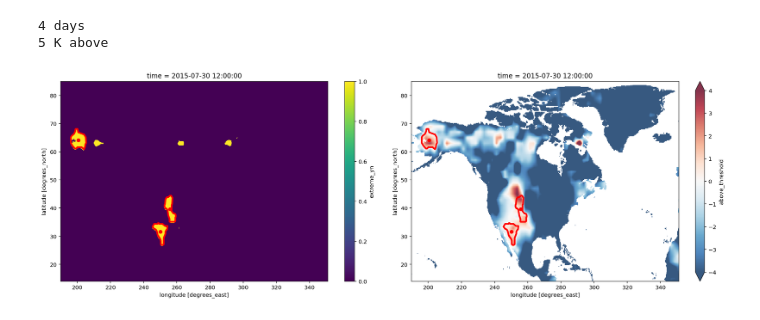
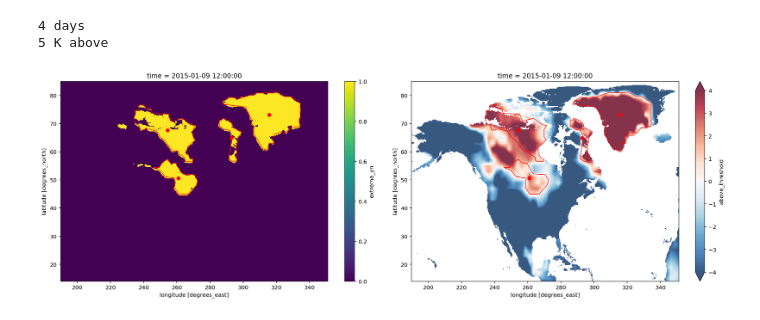
Before and after one commit to KorayKinik/heat-extremes-CMIP6, a Jupyter notebook: koray/bounding_contours.ipynb, the cells around one changed output. Cells and saved outputs as stored; diff of their text form; code cells hidden in the pictures.

```diff
--- a/koray/bounding_contours.ipynb
+++ b/koray/bounding_contours.ipynb
@@ -123,8 +124,9 @@ class Contour():
         if self.overlaps(obj2):
             c1, c2 = self.contour, obj2.contour
             fused = cv2.convexHull(np.vstack([c1, c2]))
-            self.contour = fused
-            return (self,)
+            new_obj = self.__class__(fused)
+#             new_obj.name = self.name
+            return (new_obj,)
         else:
             return (self, obj2)
 
@@ -156,39 +158,39 @@ def find_contours(arr2d: np.array,
 ####################################
 
 # select the day to plot
-idx = 210
+idx = 8
 
 # create plot(s)
 fig, (ax1, ax2) = plt.subplots(1,2, figsize=(18,6))
 
 # store some meta data for easy access
 dr = pd.DatetimeIndex(ds['time'].dt.floor('D').values.astype('str'))
 day = dr[idx].strftime("%Y-%m-%d")
 tasmax = ds['tasmax'].sel(time=day)
 tdiff = ds['above_threshold'].sel(time=day)
 extreme = ds['extreme_yn'].sel(time=day)
 
 im1 = extreme.squeeze().plot.imshow(ax=ax1)
 im2 = tdiff.squeeze().plot.imshow(ax=ax2, cmap='RdBu_r', vmin=4, vmax=-4, alpha=0.8)
 
 # find bounding contours
 arr2d = extreme.values[0]
 contours = find_contours(arr2d, convex=CONVEX, min_area=MIN_AREA)
 
 # add these patches on the plot(s)
 patches = [Polygon(c.projected.squeeze(), True) for c in contours]
 
-args = dict(edgecolors=("r",), linewidths=(3,), facecolor="none",)
+args = dict(edgecolors=("r",), linewidths=(1,), facecolor="none",)
 p = PatchCollection(patches, **args)
 ax1.add_collection(p)
 [ax1.scatter(x=c.center[0], y=c.center[1], c='r') for c in contours]
 p = PatchCollection(patches, **args)
 ax2.add_collection(p)
 [ax2.scatter(x=c.center[0], y=c.center[1], c='r') for c in contours]
 
 fig.tight_layout()
 # %% [output]
-[figure, old version]
+[figure, new version]
 # %%
 %%time
 ####################################
```
Also changed, not shown: parts of 10 cells of this notebook.
